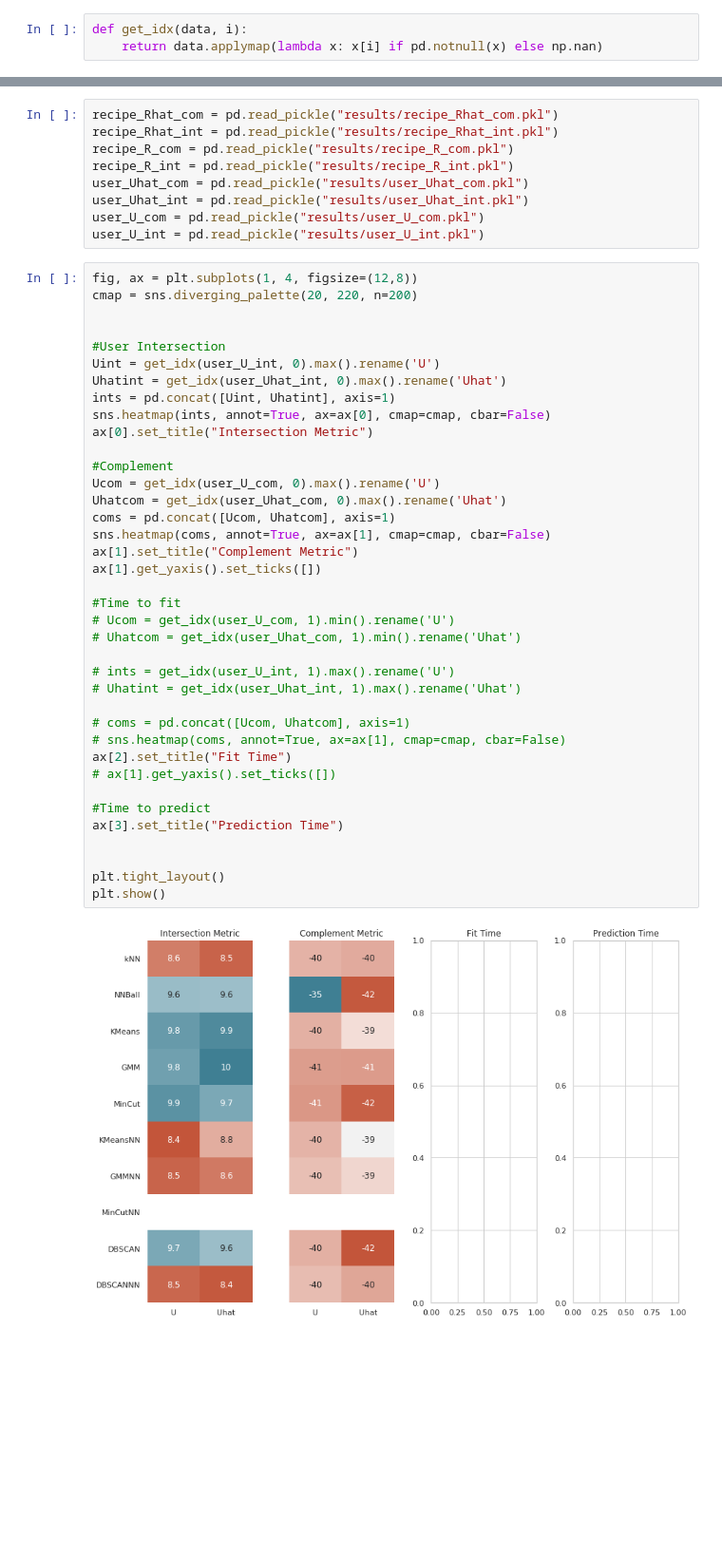
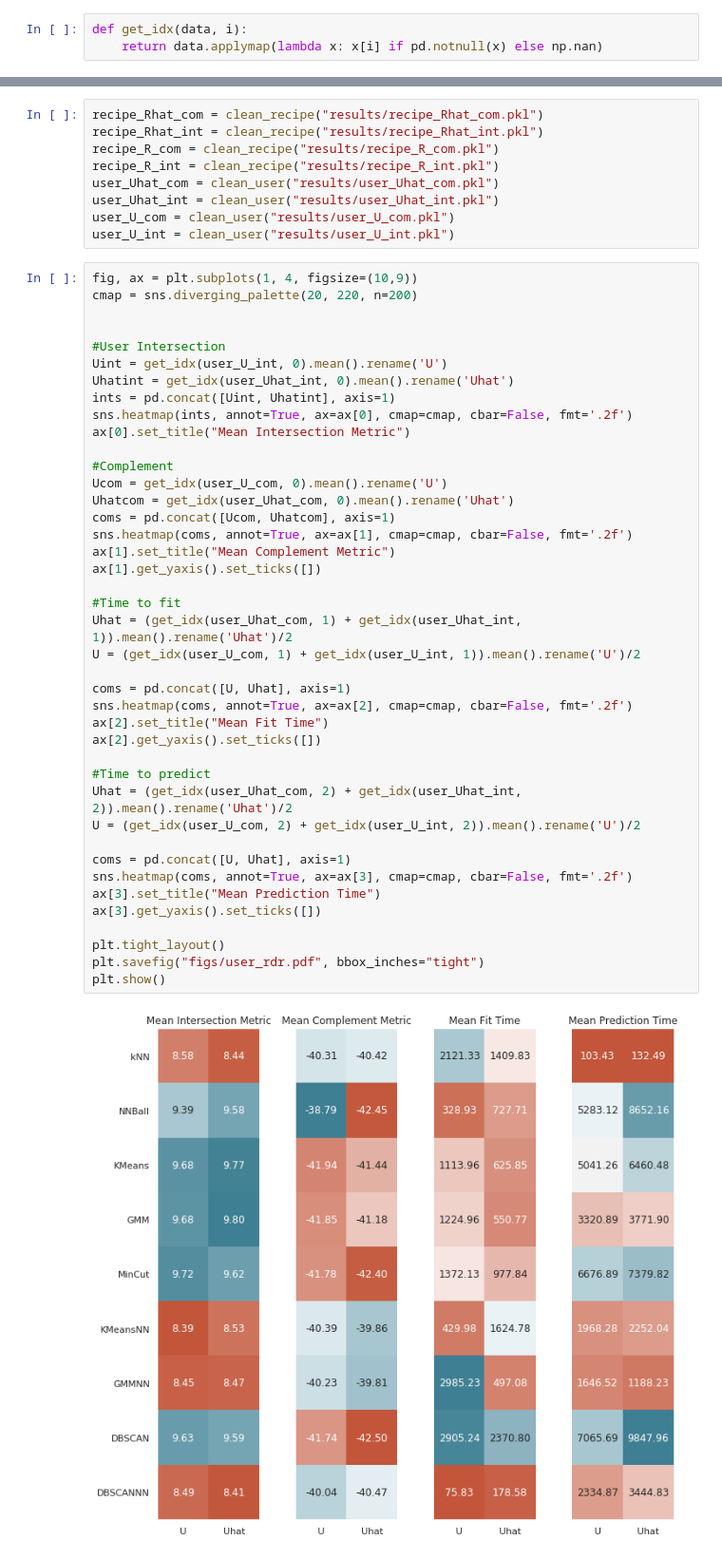
Before and after one commit to contagon/ml-project, a Jupyter notebook: results.ipynb, the cells around one changed output, grey strips where cells are left out. Shown at 95% size. Drawn from its saved outputs; the diff is of its cells as text; blank space fills up the shorter version.

Commit message:
First attempt at figures done

```diff
--- a/results.ipynb
+++ b/results.ipynb
@@ -18,49 +30,52 @@ def get_idx(data, i):
 # %%
-recipe_Rhat_com = pd.read_pickle("results/recipe_Rhat_com.pkl")
-recipe_Rhat_int = pd.read_pickle("results/recipe_Rhat_int.pkl")
-recipe_R_com = pd.read_pickle("results/recipe_R_com.pkl")
-recipe_R_int = pd.read_pickle("results/recipe_R_int.pkl")
-user_Uhat_com = pd.read_pickle("results/user_Uhat_com.pkl")
-user_Uhat_int = pd.read_pickle("results/user_Uhat_int.pkl")
-user_U_com = pd.read_pickle("results/user_U_com.pkl")
-user_U_int = pd.read_pickle("results/user_U_int.pkl")
+recipe_Rhat_com = clean_recipe("results/recipe_Rhat_com.pkl")
+recipe_Rhat_int = clean_recipe("results/recipe_Rhat_int.pkl")
+recipe_R_com = clean_recipe("results/recipe_R_com.pkl")
+recipe_R_int = clean_recipe("results/recipe_R_int.pkl")
+user_Uhat_com = clean_user("results/user_Uhat_com.pkl")
+user_Uhat_int = clean_user("results/user_Uhat_int.pkl")
+user_U_com = clean_user("results/user_U_com.pkl")
+user_U_int = clean_user("results/user_U_int.pkl")
 # %%
-fig, ax = plt.subplots(1, 4, figsize=(12,8))
+fig, ax = plt.subplots(1, 4, figsize=(10,9))
 cmap = sns.diverging_palette(20, 220, n=200)
 
 
 #User Intersection
-Uint = get_idx(user_U_int, 0).max().rename('U')
-Uhatint = get_idx(user_Uhat_int, 0).max().rename('Uhat')
+Uint = get_idx(user_U_int, 0).mean().rename('U')
+Uhatint = get_idx(user_Uhat_int, 0).mean().rename('Uhat')
 ints = pd.concat([Uint, Uhatint], axis=1)
-sns.heatmap(ints, annot=True, ax=ax[0], cmap=cmap, cbar=False)
-ax[0].set_title("Intersection Metric")
+sns.heatmap(ints, annot=True, ax=ax[0], cmap=cmap, cbar=False, fmt='.2f')
+ax[0].set_title("Mean Intersection Metric")
 
 #Complement
-Ucom = get_idx(user_U_com, 0).max().rename('U')
-Uhatcom = get_idx(user_Uhat_com, 0).max().rename('Uhat')
+Ucom = get_idx(user_U_com, 0).mean().rename('U')
+Uhatcom = get_idx(user_Uhat_com, 0).mean().rename('Uhat')
 coms = pd.concat([Ucom, Uhatcom], axis=1)
-sns.heatmap(coms, annot=True, ax=ax[1], cmap=cmap, cbar=False)
-ax[1].set_title("Complement Metric")
+sns.heatmap(coms, annot=True, ax=ax[1], cmap=cmap, cbar=False, fmt='.2f')
+ax[1].set_title("Mean Complement Metric")
 ax[1].get_yaxis().set_ticks([])
 
 #Time to fit
-# Ucom = get_idx(user_U_com, 1).min().rename('U')
-# Uhatcom = get_idx(user_Uhat_com, 1).min().rename('Uhat')
+Uhat = (get_idx(user_Uhat_com, 1) + get_idx(user_Uhat_int, 1)).mean().rename('Uhat')/2
+U = (get_idx(user_U_com, 1) + get_idx(user_U_int, 1)).mean().rename('U')/2
 
-# ints = get_idx(user_U_int, 1).max().rename('U')
-# Uhatint = get_idx(user_Uhat_int, 1).max().rename('Uhat')
-
-# coms = pd.concat([Ucom, Uhatcom], axis=1)
-# sns.heatmap(coms, annot=True, ax=ax[1], cmap=cmap, cbar=False)
-ax[2].set_title("Fit Time")
-# ax[1].get_yaxis().set_ticks([])
+coms = pd.concat([U, Uhat], axis=1)
+sns.heatmap(coms, annot=True, ax=ax[2], cmap=cmap, cbar=False, fmt='.2f')
+ax[2].set_title("Mean Fit Time")
+ax[2].get_yaxis().set_ticks([])
 
 #Time to predict
-ax[3].set_title("Prediction Time")
+Uhat = (get_idx(user_Uhat_com, 2) + get_idx(user_Uhat_int, 2)).mean().rename('Uhat')/2
+U = (get_idx(user_U_com, 2) + get_idx(user_U_int, 2)).mean().rename('U')/2
 
+coms = pd.concat([U, Uhat], axis=1)
+sns.heatmap(coms, annot=True, ax=ax[3], cmap=cmap, cbar=False, fmt='.2f')
+ax[3].set_title("Mean Prediction Time")
+ax[3].get_yaxis().set_ticks([])
 
 plt.tight_layout()
+plt.savefig("figs/user_rdr.pdf", bbox_inches="tight")
 plt.show()
 # %% [output]
-[figure, old version]
+[figure, new version]
```
Also changed, not shown: parts of 8 cells of this notebook, 4 other files.
